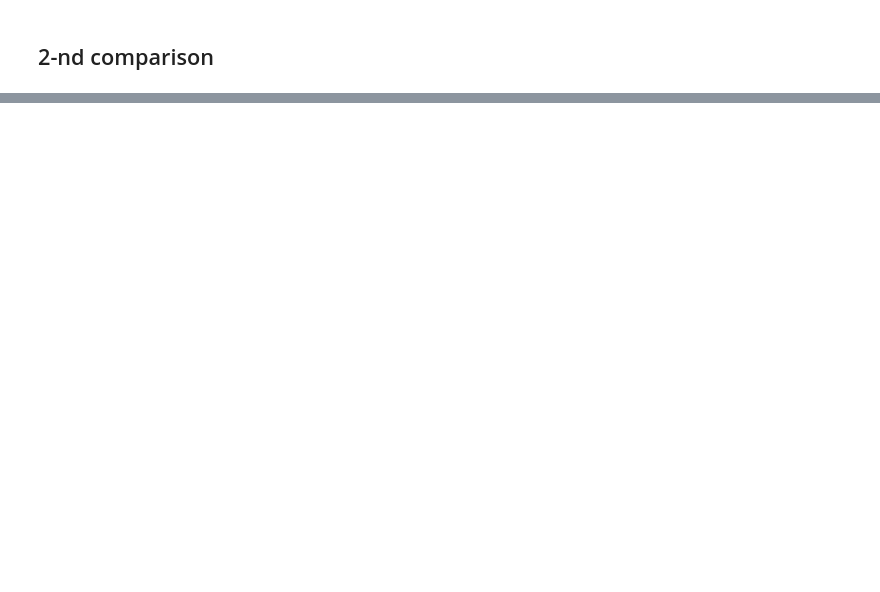
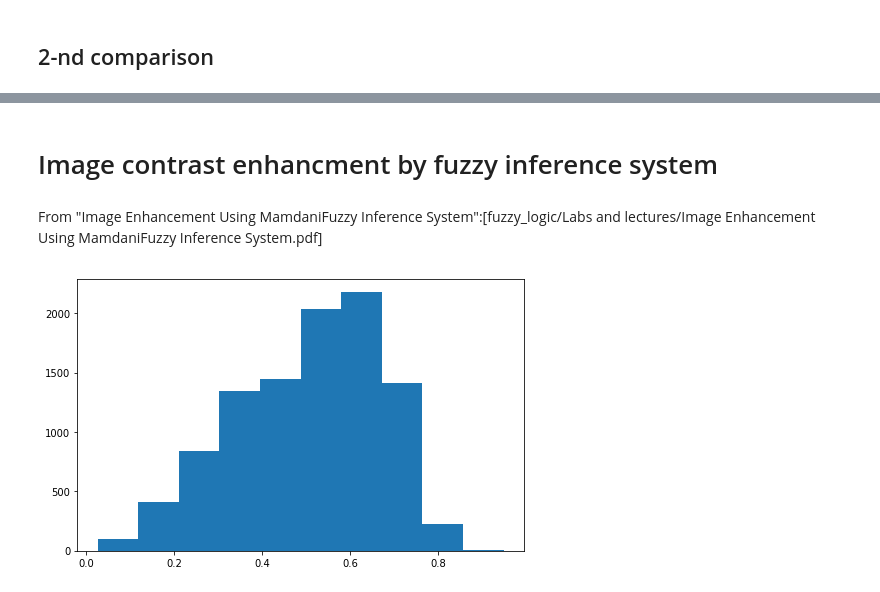
Before and after one commit to Bullldoger/fuzzy_logic, a Jupyter notebook: labs/Lab 8.ipynb, the cells around one changed output, grey strips where cells are left out. Cells and saved outputs as stored; diff of their text form; code cells hidden in the pictures; blank space fills up the shorter version.

```diff
--- a/labs/Lab 8.ipynb
+++ b/labs/Lab 8.ipynb
@@ -186,0 +192,4 @@ Wall time: 4.89 s
+# %% [markdown]
+# Image contrast enhancment by fuzzy inference system
+# %% [markdown]
+From "Image Enhancement Using MamdaniFuzzy Inference System":[fuzzy_logic/Labs and lectures/Image Enhancement Using MamdaniFuzzy Inference System.pdf]
@@ -186,0 +213,11 @@ Wall time: 4.89 s
+# %%
+pict = io.imread('lab - 8/test1.jpg', as_gray=True)
+# pict = pict / 255
+N_MIN, N_MAX, M_MIN, M_MAX = 110, 210, 120, 220
+pict_part = pict[N_MIN:N_MAX, M_MIN:M_MAX]
+# %%
+plt.figure(figsize=(8, 5))
+plt.hist(pict_part.flatten())
+plt.show()
+# %% [output]
+[figure, added]
```
Also changed, not shown: parts of 15 cells of this notebook, 3 other files.
